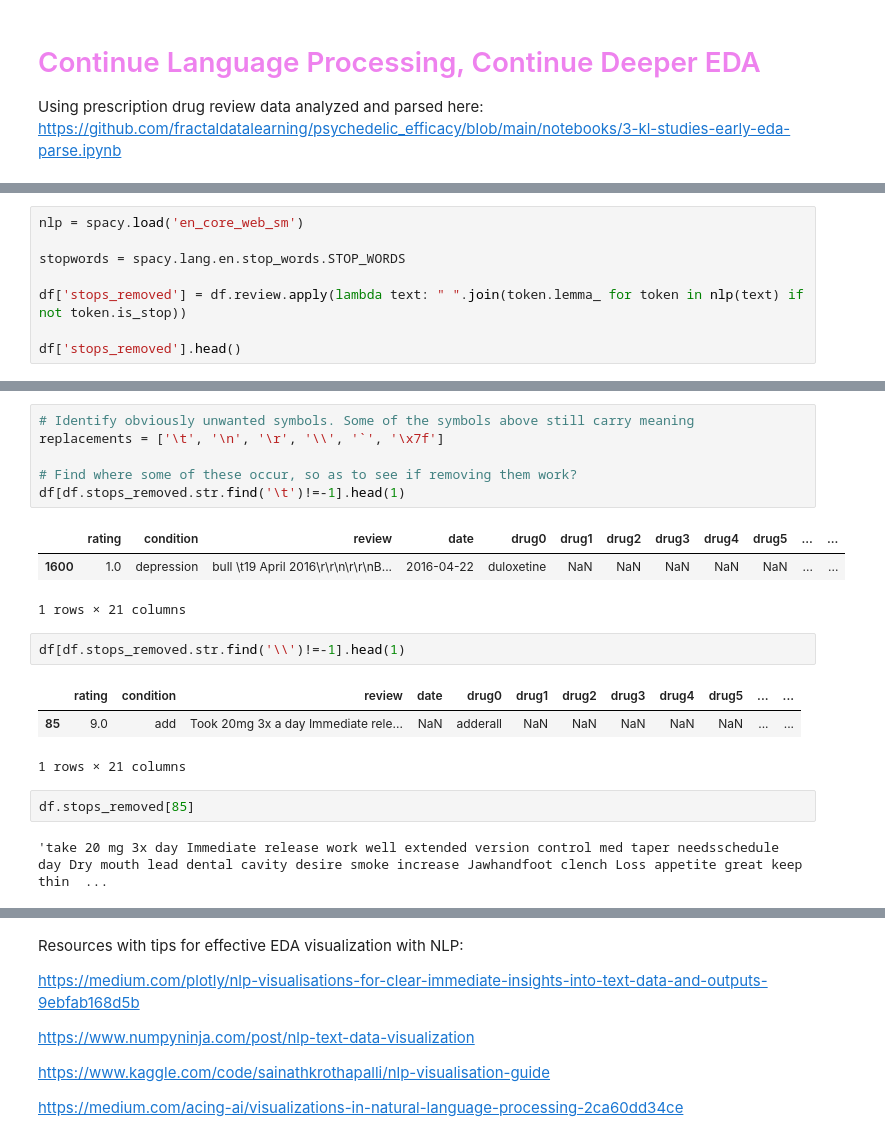
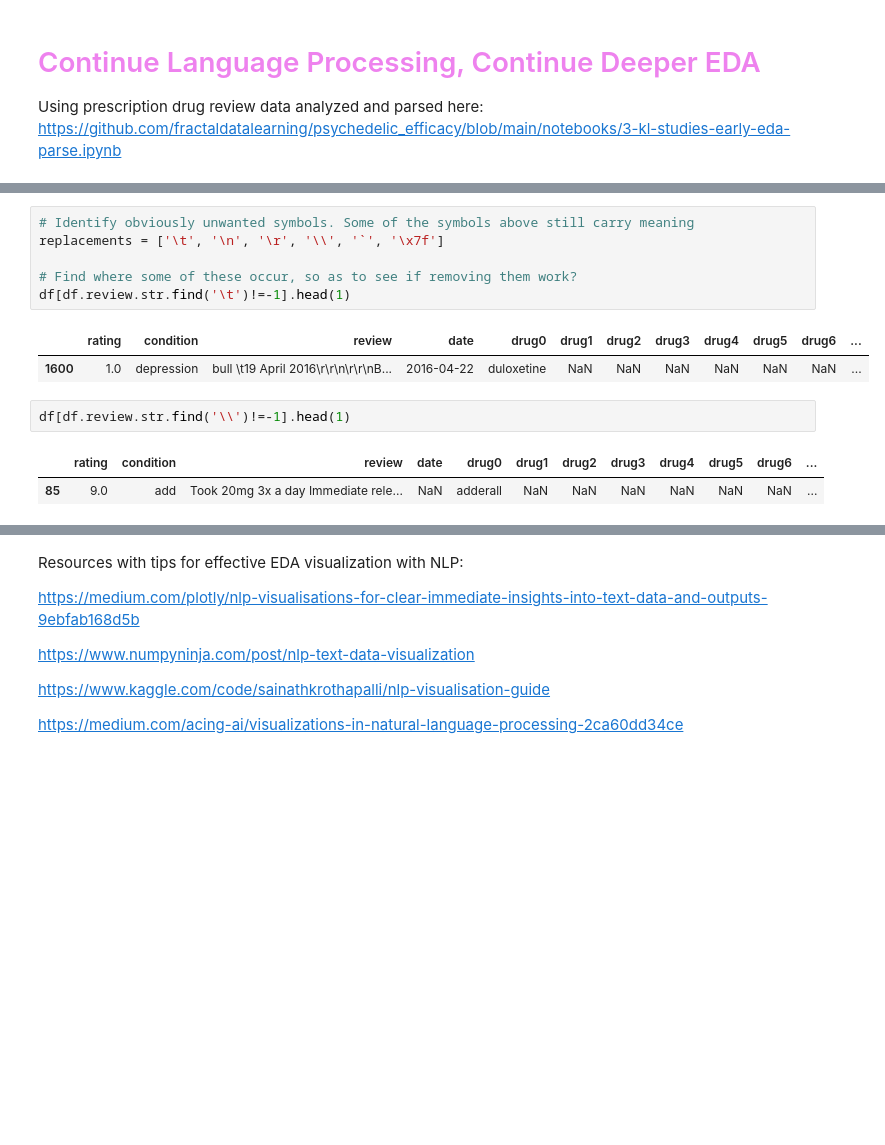
Before and after one commit to fractaldatalearning/psychedelic_efficacy, a Jupyter notebook: notebooks/4-kl-studies-nlp-eda.ipynb, the cells around one changed output, grey strips where cells are left out. Drawn from its saved outputs; the diff is of its cells as text; blank space fills up the shorter version.

```diff
--- a/notebooks/4-kl-studies-nlp-eda.ipynb
+++ b/notebooks/4-kl-studies-nlp-eda.ipynb
@@ -61,8 +42,0 @@ df.head(3)
-# %%
-nlp = spacy.load('en_core_web_sm')
-
-stopwords = spacy.lang.en.stop_words.STOP_WORDS
-
-df['stops_removed'] = df.review.apply(lambda text: " ".join(token.lemma_ for token in nlp(text) if not token.is_stop))
-
-df['stops_removed'].head()
@@ -109,20 +75,14 @@ punctuation
 # %%
 # Identify obviously unwanted symbols. Some of the symbols above still carry meaning
 replacements = ['\t', '\n', '\r', '\\', '`', '\x7f']
 
 # Find where some of these occur, so as to see if removing them work?
-df[df.stops_removed.str.find('\t')!=-1].head(1)
+df[df.review.str.find('\t')!=-1].head(1)
 # %% [output]
-|  | rating | condition | review | date | drug0 | drug1 | drug2 | drug3 | drug4 | drug5 | ... | ... |
-| 1600 | 1.0 | depression | bull \t19 April 2016\r\r\n\r\r\nB... | 2016-04-22 | duloxetine | NaN | NaN | NaN | NaN | NaN | ... | ... |
+|  | rating | condition | review | date | drug0 | drug1 | drug2 | drug3 | drug4 | drug5 | drug6 | ... |
+| 1600 | 1.0 | depression | bull \t19 April 2016\r\r\n\r\r\nB... | 2016-04-22 | duloxetine | NaN | NaN | NaN | NaN | NaN | NaN | ... |
-1 rows × 21 columns
 # %%
-df[df.stops_removed.str.find('\\')!=-1].head(1)
+df[df.review.str.find('\\')!=-1].head(1)
 # %% [output]
-|  | rating | condition | review | date | drug0 | drug1 | drug2 | drug3 | drug4 | drug5 | ... | ... |
-| 85 | 9.0 | add | Took 20mg 3x a day Immediate rele... | NaN | adderall | NaN | NaN | NaN | NaN | NaN | ... | ... |
+|  | rating | condition | review | date | drug0 | drug1 | drug2 | drug3 | drug4 | drug5 | drug6 | ... |
+| 85 | 9.0 | add | Took 20mg 3x a day Immediate rele... | NaN | adderall | NaN | NaN | NaN | NaN | NaN | NaN | ... |
-1 rows × 21 columns
-# %%
-df.stops_removed[85]
-# %% [output]
-'take 20 mg 3x day Immediate release work well extended version control med taper needsschedule day Dry mouth lead dental cavity desire smoke increase Jawhandfoot clench Loss appetite great keep thin  ...
```
Also changed, not shown: parts of 76 cells of this notebook, 1 other file.
